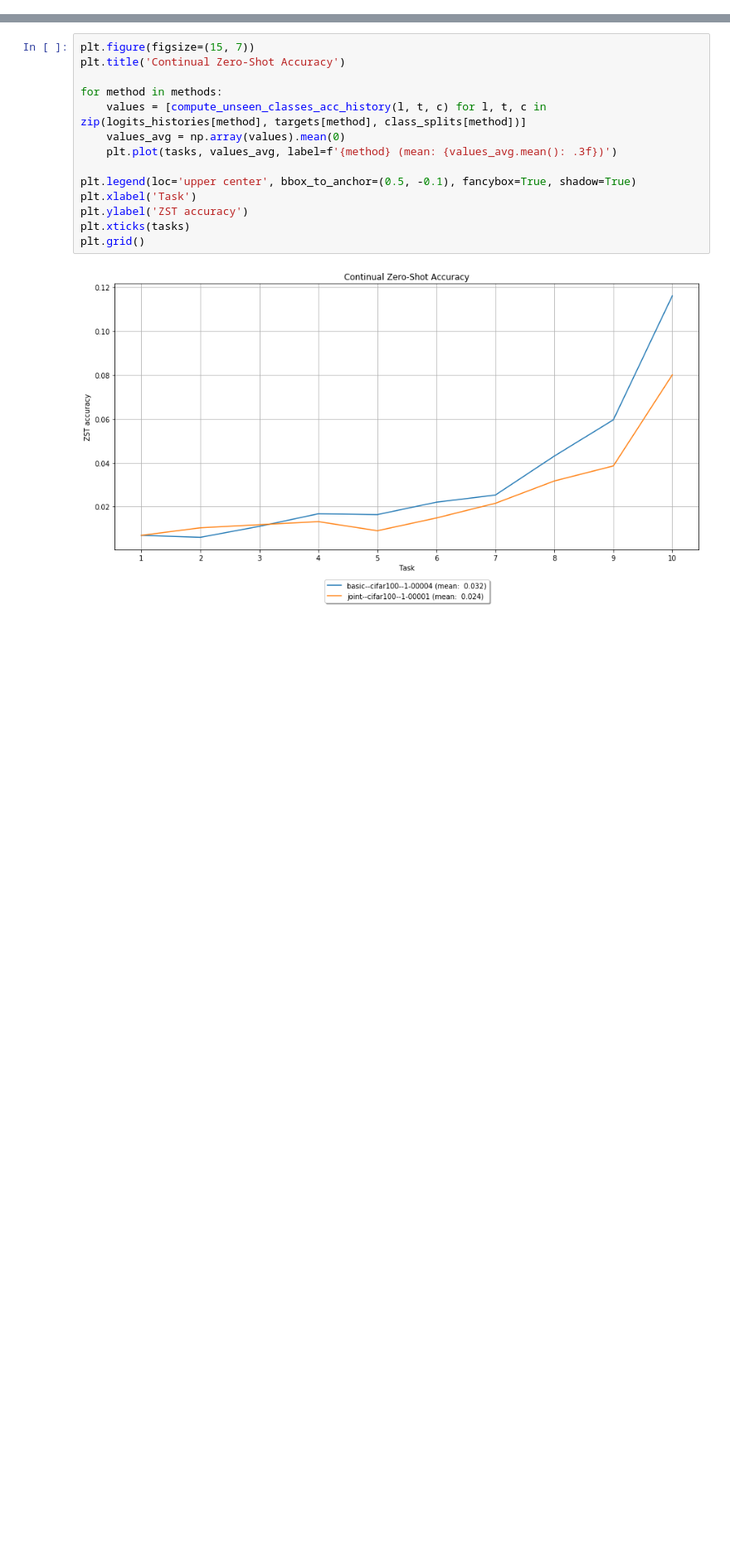
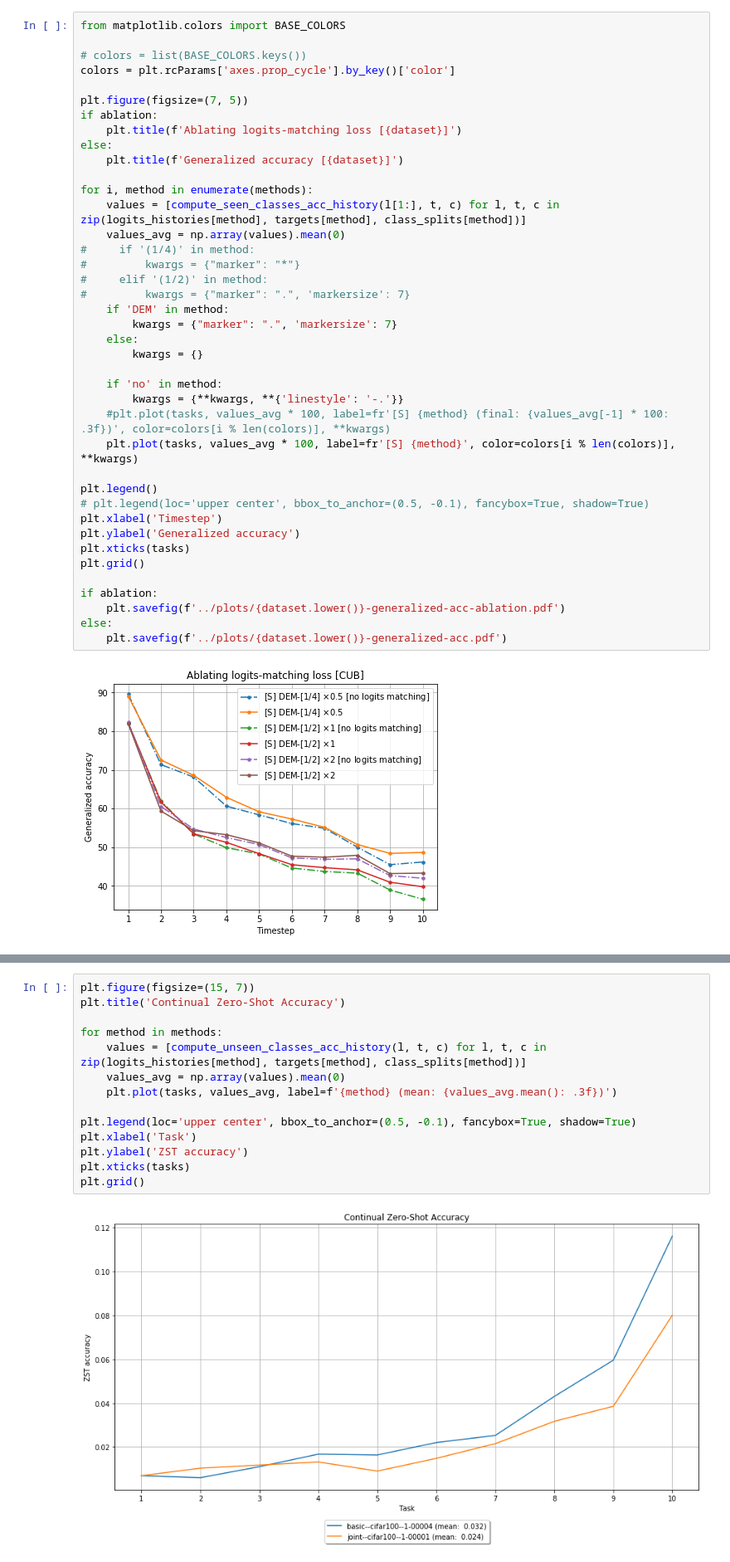
Before and after one commit to universome/class-norm, a Jupyter notebook: notebooks/visualization.ipynb, the cells around one changed output, grey strips where cells are left out. Shown at 83% size. Cells and saved outputs as stored; diff of their text form; blank space fills up the shorter version.

```diff
--- a/notebooks/visualization.ipynb
+++ b/notebooks/visualization.ipynb
@@ -66 +125,43 @@ class_splits = {m: [np.load(f'{experiments_dir}/{e}/custom_data/class_splits.npy
+# %%
+from matplotlib.colors import BASE_COLORS
+
+# colors = list(BASE_COLORS.keys())
+colors = plt.rcParams['axes.prop_cycle'].by_key()['color']
+
+plt.figure(figsize=(7, 5))
+if ablation:
+    plt.title(f'Ablating logits-matching loss [{dataset}]')
+else:
+    plt.title(f'Generalized accuracy [{dataset}]')
+
+for i, method in enumerate(methods):
+    values = [compute_seen_classes_acc_history(l[1:], t, c) for l, t, c in zip(logits_histories[method], targets[method], class_splits[method])]
+    values_avg = np.array(values).mean(0)
+#     if '(1/4)' in method:
+#         kwargs = {"marker": "*"}
+#     elif '(1/2)' in method:
+#         kwargs = {"marker": ".", 'markersize': 7}
+    if 'DEM' in method:
+        kwargs = {"marker": ".", 'markersize': 7}
+    else:
+        kwargs = {}
+
+    if 'no' in method:
+        kwargs = {**kwargs, **{'linestyle': '-.'}}
+    #plt.plot(tasks, values_avg * 100, label=fr'[S] {method} (final: {values_avg[-1] * 100: .3f})', color=colors[i % len(colors)], **kwargs)
+    plt.plot(tasks, values_avg * 100, label=fr'[S] {method}', color=colors[i % len(colors)], **kwargs)
+
+plt.legend()
+# plt.legend(loc='upper center', bbox_to_anchor=(0.5, -0.1), fancybox=True, shadow=True)
+plt.xlabel('Timestep')
+plt.ylabel('Generalized accuracy')
+plt.xticks(tasks)
+plt.grid()
+
+if ablation:
+    plt.savefig(f'../plots/{dataset.lower()}-generalized-acc-ablation.pdf')
+else:
+    plt.savefig(f'../plots/{dataset.lower()}-generalized-acc.pdf')
+# %% [output]
+[figure, added]
 # %%
```
Also changed, not shown: parts of 6 cells of this notebook.
